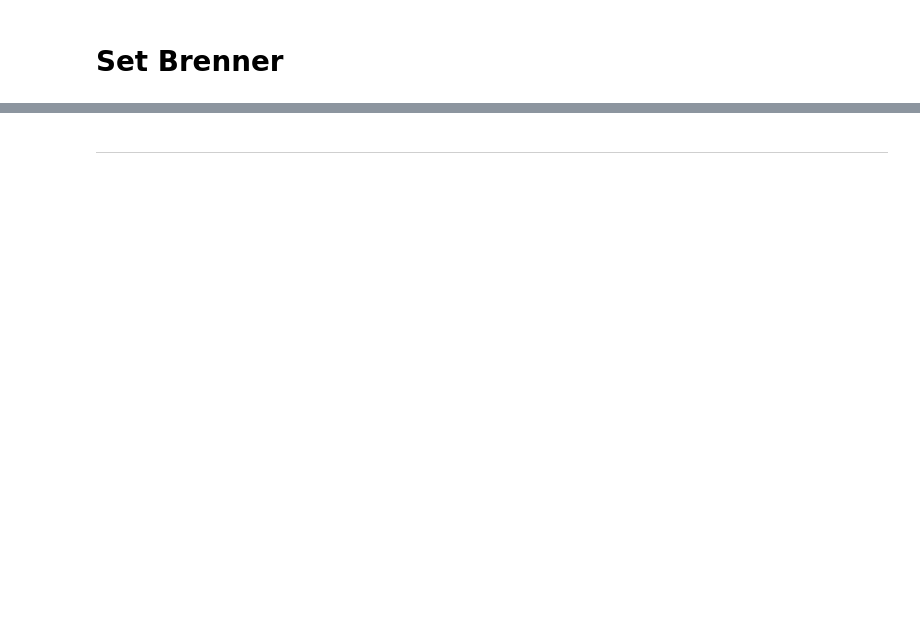
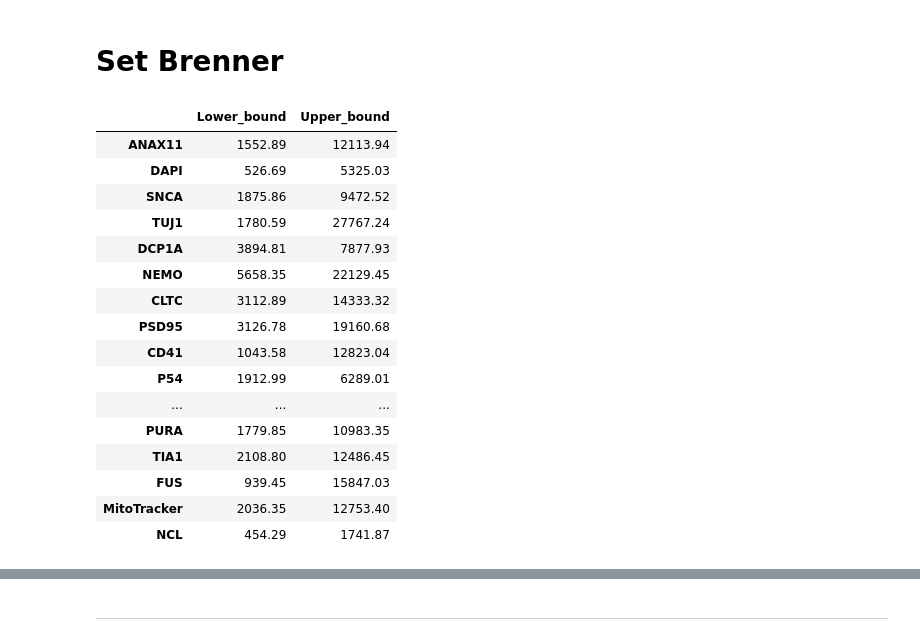
Before and after one commit to Sagykri/NOVA, a Jupyter notebook: tools/preprocessing_tools/set_brenner.ipynb, the cells around one changed output, grey strips where cells are left out. Cells and saved outputs as stored; diff of their text form; code cells hidden in the pictures; blank space fills up the shorter version.

```diff
--- a/tools/preprocessing_tools/set_brenner.ipynb
+++ b/tools/preprocessing_tools/set_brenner.ipynb
@@ -417,2 +573,55 @@ Plot distribution
 # %% [markdown]
 # Set Brenner
+# %%
+thresholds = {
+    "DAPI": (0.5, 99.95),
+    "FUS": (0.2, 99.9),
+    "ANAX11": (2, 100),
+    "G3BP1": (0.05, 99.95),
+    "SNCA": (10, 100),
+    "TUJ1": (0.2, 99.9),
+    "DCP1A": (0.5, 85),
+    "NEMO": (1, 99),
+    "CLTC": (0.2, 90),
+    "PSD95": (20, 90),
+    "CD41": (1, 80),
+    "P54": (5, 99),
+    "TDP43": (2, 99),
+    "GM130": (2, 99),
+    "Phalloidin": (10, 99.9),
+    "TOMM20": (10, 99),
+    "Calreticulin": (5, 99.8),
+    "LAMP1": (2, 99.5),
+    "FMRP": (10, 99.95),
+    "SQSTM1": (20, 99.9),
+    "KIF5A": (10, 99.9),
+    "PEX14": (1, 90),
+    "PML": (5, 85),
+    "PURA": (0.5, 99.9),
+    "TIA1": (1, 99),
+    "MitoTracker": (0.5, 99.9),
+    "NCL": (0.1, 99.8),
+}
+# %%
+mappings = update_all_mappings(mappings, thresholds, df)
+mappings.to_csv(mappings_filepath)
+# %%
+mappings
+# %% [output]
+|  | Lower_bound | Upper_bound |
+| ANAX11 | 1552.89 | 12113.94 |
+| DAPI | 526.69 | 5325.03 |
+| SNCA | 1875.86 | 9472.52 |
+| TUJ1 | 1780.59 | 27767.24 |
+| DCP1A | 3894.81 | 7877.93 |
+| NEMO | 5658.35 | 22129.45 |
+| CLTC | 3112.89 | 14333.32 |
+| PSD95 | 3126.78 | 19160.68 |
+| CD41 | 1043.58 | 12823.04 |
+| P54 | 1912.99 | 6289.01 |
+| ... | ... | ... |
+| PURA | 1779.85 | 10983.35 |
+| TIA1 | 2108.80 | 12486.45 |
+| FUS | 939.45 | 15847.03 |
+| MitoTracker | 2036.35 | 12753.40 |
+| NCL | 454.29 | 1741.87 |
```
Also changed, not shown: parts of 11 cells of this notebook, 1 other file.
